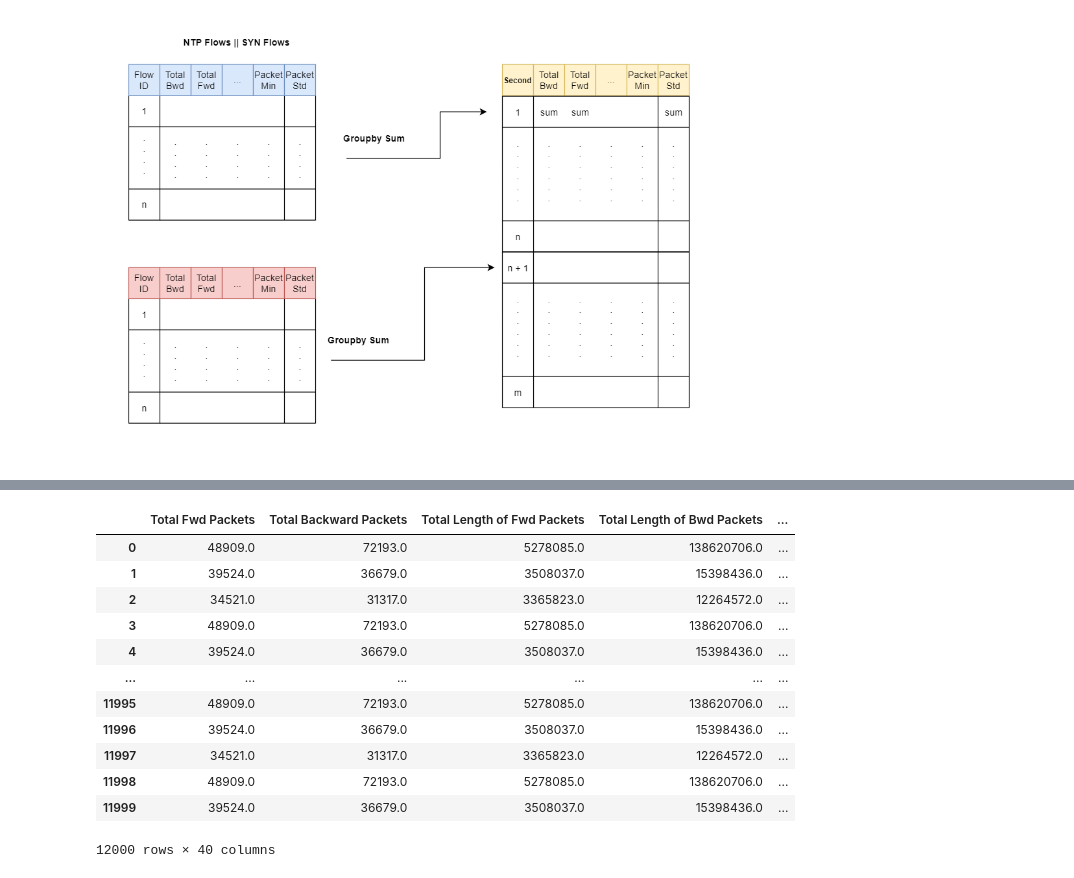
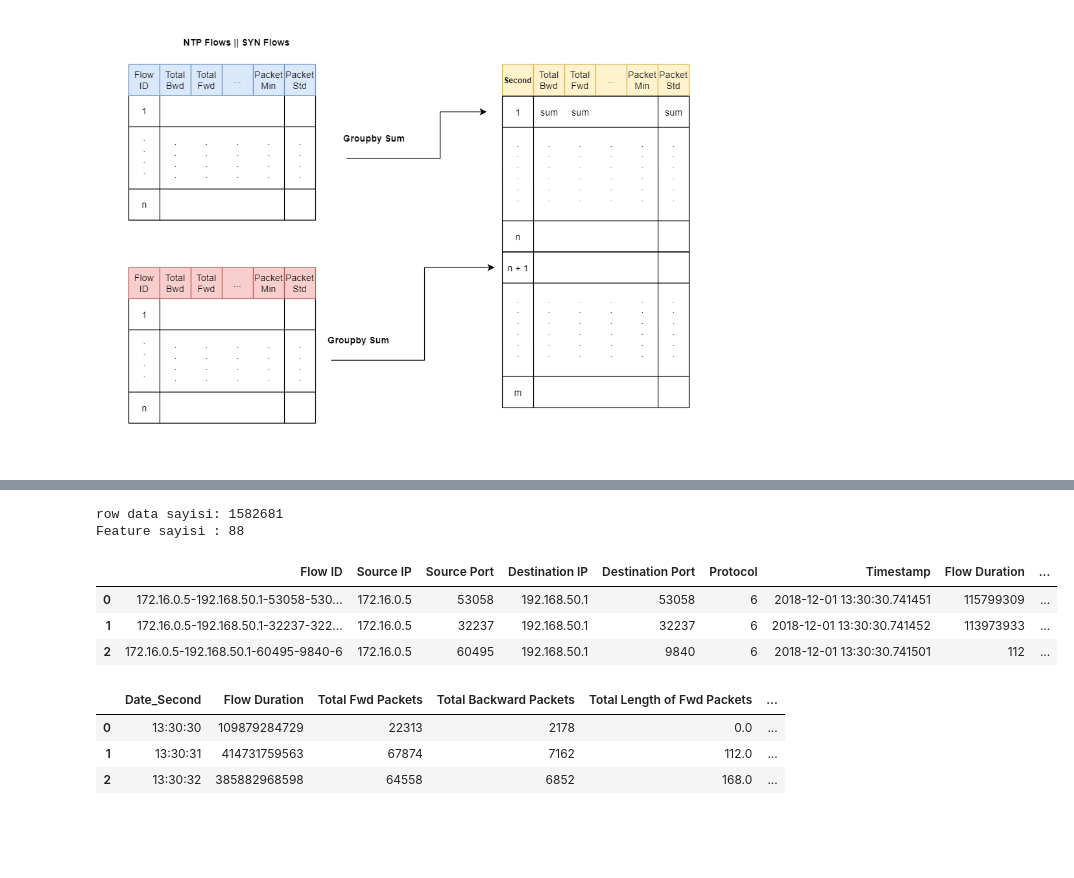
Before and after one commit to batuhanduyuler01/matrix_profile_ddos, a Jupyter notebook: tez_ilerleme_notebook.ipynb, the cells around one changed output, grey strips where cells are left out. Drawn from its saved outputs; the diff is of its cells as text; code cells hidden in the pictures; blank space fills up the shorter version.

```diff
--- a/tez_ilerleme_notebook.ipynb
+++ b/tez_ilerleme_notebook.ipynb
@@ -136,16 +63,0 @@ plot_ddos(syn_slice_1, attack_number=1)
-# %%
-["Fwd Packets/s"]
-# %% [output]
-|  | Total Fwd Packets | Total Backward Packets | Total Length of Fwd Packets | Total Length of Bwd Packets | ... |
-| 0 | 48909.0 | 72193.0 | 5278085.0 | 138620706.0 | ... |
-| 1 | 39524.0 | 36679.0 | 3508037.0 | 15398436.0 | ... |
-| 2 | 34521.0 | 31317.0 | 3365823.0 | 12264572.0 | ... |
-| 3 | 48909.0 | 72193.0 | 5278085.0 | 138620706.0 | ... |
-| 4 | 39524.0 | 36679.0 | 3508037.0 | 15398436.0 | ... |
-| ... | ... | ... | ... | ... | ... |
-| 11995 | 48909.0 | 72193.0 | 5278085.0 | 138620706.0 | ... |
-| 11996 | 39524.0 | 36679.0 | 3508037.0 | 15398436.0 | ... |
-| 11997 | 34521.0 | 31317.0 | 3365823.0 | 12264572.0 | ... |
-| 11998 | 48909.0 | 72193.0 | 5278085.0 | 138620706.0 | ... |
-| 11999 | 39524.0 | 36679.0 | 3508037.0 | 15398436.0 | ... |
-12000 rows × 40 columns
@@ -472,0 +64,19 @@ class GeneticAlgo:
+# %%
+temp_syn_all = pd.read_pickle("../verisetleri/syn.pkl")
+print(f"row data sayisi: {temp_syn_all.shape[0]}\nFeature sayisi : {temp_syn_all.shape[1]}")
+display(temp_syn_all.iloc[:3,1:12])
+del temp_syn_all
+# %% [output]
+row data sayisi: 1582681
+Feature sayisi : 88
+|  | Flow ID | Source IP | Source Port | Destination IP | Destination Port | Protocol | Timestamp | Flow Duration | ... |
+| 0 | 172.16.0.5-192.168.50.1-53058-530... | 172.16.0.5 | 53058 | 192.168.50.1 | 53058 | 6 | 2018-12-01 13:30:30.741451 | 115799309 | ... |
+| 1 | 172.16.0.5-192.168.50.1-32237-322... | 172.16.0.5 | 32237 | 192.168.50.1 | 32237 | 6 | 2018-12-01 13:30:30.741452 | 113973933 | ... |
+| 2 | 172.16.0.5-192.168.50.1-60495-9840-6 | 172.16.0.5 | 60495 | 192.168.50.1 | 9840 | 6 | 2018-12-01 13:30:30.741501 | 112 | ... |
+# %%
+display(dataset_dict["syn"].iloc[:3,:12])
+# %% [output]
+|  | Date_Second | Flow Duration | Total Fwd Packets | Total Backward Packets | Total Length of Fwd Packets | ... |
+| 0 | 13:30:30 | 109879284729 | 22313 | 2178 | 0.0 | ... |
+| 1 | 13:30:31 | 414731759563 | 67874 | 7162 | 112.0 | ... |
+| 2 | 13:30:32 | 385882968598 | 64558 | 6852 | 168.0 | ... |
```
Also changed, not shown: parts of 60 cells of this notebook.
